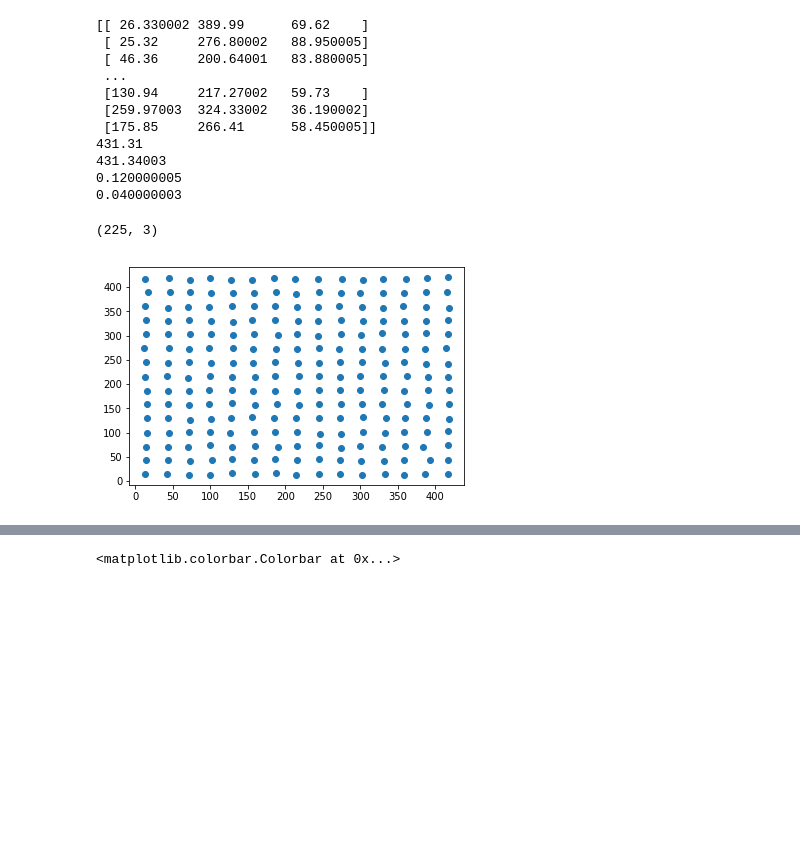
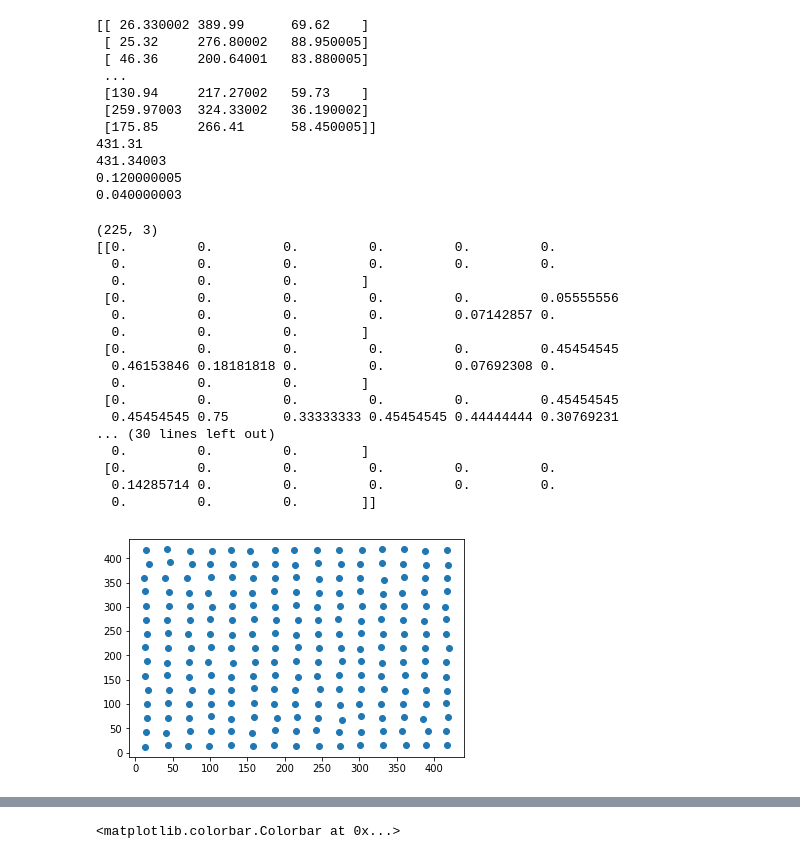
Before and after one commit to JulieCornet/scripts_analysis, a Jupyter notebook: bilayer_thickness&curvature_correl_GM1.ipynb, the cells around one changed output, grey strips where cells are left out. Cells and saved outputs as stored; diff of their text form; code cells hidden in the pictures; blank space fills up the shorter version.

```diff
--- a/bilayer_thickness&curvature_correl_GM1.ipynb
+++ b/bilayer_thickness&curvature_correl_GM1.ipynb
@@ -21,7 +21,7 @@ warnings.filterwarnings('ignore')
 
 name = '_DPPC_DIPC_chol_352_5GM1'
 
-path = '/home/julie/analysis/bilayers/3-5-2/DIPC_DPPC_chol_GM1_5/'
+path = '/home/julie/analysis/bilayers/3-5-2/DPPC_DIPC_chol_GM1_5/'
 
 fgro = 'run_DPPC_DIPC_CHOL_GM1_5_43nm_10ms_mb_fixed_t1_ref9999ns.gro'
 fxtc = 'run_DPPC_DIPC_CHOL_GM1_5_43nm_10ms_mb_fixed_t1.xtc'
@@ -80,7 +80,7 @@ print(ymin)
 # %%
 # divide the bilayer into 2 leaflets selecting the species you want
 
-Lf = mda.analysis.leaflet.LeafletFinder(u, 'name GL1 or name AM1')
+Lf = mda.analysis.leaflet.LeafletFinder(u, 'name PO4 or name GM1') #
 leaflet0 = Lf.groups(0)
 leaflet1 = Lf.groups(1)
 # %%
@@ -95,38 +92,78 @@ dy = (ymax-ymin)/N
 # %%
-# upper leaflet
+# leaflet 0
 # divide the leaflet into a grid and calculate the concentration ratio in each box
 
 bary0 = []
 #del Mphi0
-Mphi0 = np.zeros((N,N))
+
+Mphi0_Lo = np.zeros((N,N))
+Mphi0_Ld = np.zeros((N,N))
+Mphi0_GM1 = np.zeros((N,N))
 
 for i in range(0,N):
     xs = xmin + i*dx
     for j in range(0,N):
         ys = ymin + j*dy
-        str_sel= "(prop x>= "+str(xs)+" and prop x< "+str(xs+dx)+" and prop y>= "+str(ys)+" and prop y< "+str(ys+dy)+") and (name GL1 or name AM1)"
+
+        # barycenter of all molecules in each box
+        str_sel= "(prop x>= "+str(xs)+" and prop x< "+str(xs+dx)+" and prop y>= "+str(ys)+" and prop y< "+str(ys+dy)+")"
         b0=leaflet0.select_atoms(str_sel).centroid().tolist()
         bary0.append(b0)
 
+        # composition rates in each box
         sel_tot= "(prop x>= "+str(xs)+" and prop x< "+str(xs+dx)+" and prop y>= "+str(ys)+" and prop y< "+str(ys+dy)+")"
         tot0= leaflet0.select_atoms(sel_tot).positions
         n_tot0=len(tot0) # total number of molecules
 
-        sel_Ld= "(prop x>= "+str(xs)+" and prop x< "+str(xs+dx)+" and prop y>= "+str(ys)+" and prop y< "+str(ys+dy)+") and resname DPPC"
+        sel_totPO= "(prop x>= "+str(xs)+" and prop x< "+str(xs+dx)+" and prop y>= "+str(ys)+" and prop y< "+str(ys+dy)+" and name PO4)"
+        tot0PO= leaflet0.select_atoms(sel_totPO).positions
+        n_tot0PO=len(tot0PO) # total number of PO
+
+        sel_Lo= "(prop x>= "+str(xs)+" and prop x< "+str(xs+dx)+" and prop y>= "+str(ys)+" and prop y< "+str(ys+dy)+") and resname DPPC"
+        Lo0= leaflet0.select_atoms(sel_Lo).positions
+        n_Lo0=len(Lo0) # number of molecules of the Lo phase (DPPC here)
+
+        sel_Ld= "(prop x>= "+str(xs)+" and prop x< "+str(xs+dx)+" and prop y>= "+str(ys)+" and prop y< "+str(ys+dy)+") and resname DIPC"
         Ld0= leaflet0.select_atoms(sel_Ld).positions
-        n_Ld0=len(Ld0) # number of molecules in the Lo phase (DPPC here)
+        n_Ld0=len(Ld0) # number of molecules of the Ld phase (DIPC here)
 
-        phi0=n_Ld0/n_tot0
-        Mphi0[i,j]=phi0
+        sel_GM1= "(prop x>= "+str(xs)+" and prop x< "+str(xs+dx)+" and prop y>= "+str(ys)+" and prop y< "+str(ys+dy)+") and name GM1"
+        GM1_0= leaflet0.select_atoms(sel_GM1).positions
+        n_GM1_0=len(GM1_0) # number of GM1 molecules
+
+
+        phi0_Lo=n_Lo0/n_tot0PO
+        phi0_Ld=n_Ld0/n_tot0PO
+        phi0_GM1=n_GM1_0/n_tot0
+
+        Mphi0_Lo[i,j]=phi0_Lo
+        Mphi0_Ld[i,j]=phi0_Ld
+        Mphi0_GM1[i,j]=phi0_GM1
 
 
 bary0=np.array(bary0)
 
 plt.scatter(bary0[:,0],bary0[:,1])
 
 print(np.shape(bary0))
-#print(Mphi0)
+print(Mphi0_GM1)
 # %% [output]
 (225, 3)
+[[0.         0.         0.         0.         0.         0.
+  0.         0.         0.         0.         0.         0.
+  0.         0.         0.        ]
+ [0.         0.         0.         0.         0.         0.05555556
+  0.         0.         0.         0.         0.07142857 0.
+  0.         0.         0.        ]
+ [0.         0.         0.         0.         0.         0.45454545
+  0.46153846 0.18181818 0.         0.         0.07692308 0.
+  0.         0.         0.        ]
+ [0.         0.         0.         0.         0.         0.45454545
+  0.45454545 0.75       0.33333333 0.45454545 0.44444444 0.30769231
+... (30 lines left out)
+  0.         0.         0.        ]
+ [0.         0.         0.         0.         0.         0.
+  0.14285714 0.         0.         0.         0.         0.
+  0.         0.         0.        ]]
-[figure, old version]
+[figure, new version]
 # %%
```
Also changed, not shown: parts of 26 cells of this notebook, 3 other files.
